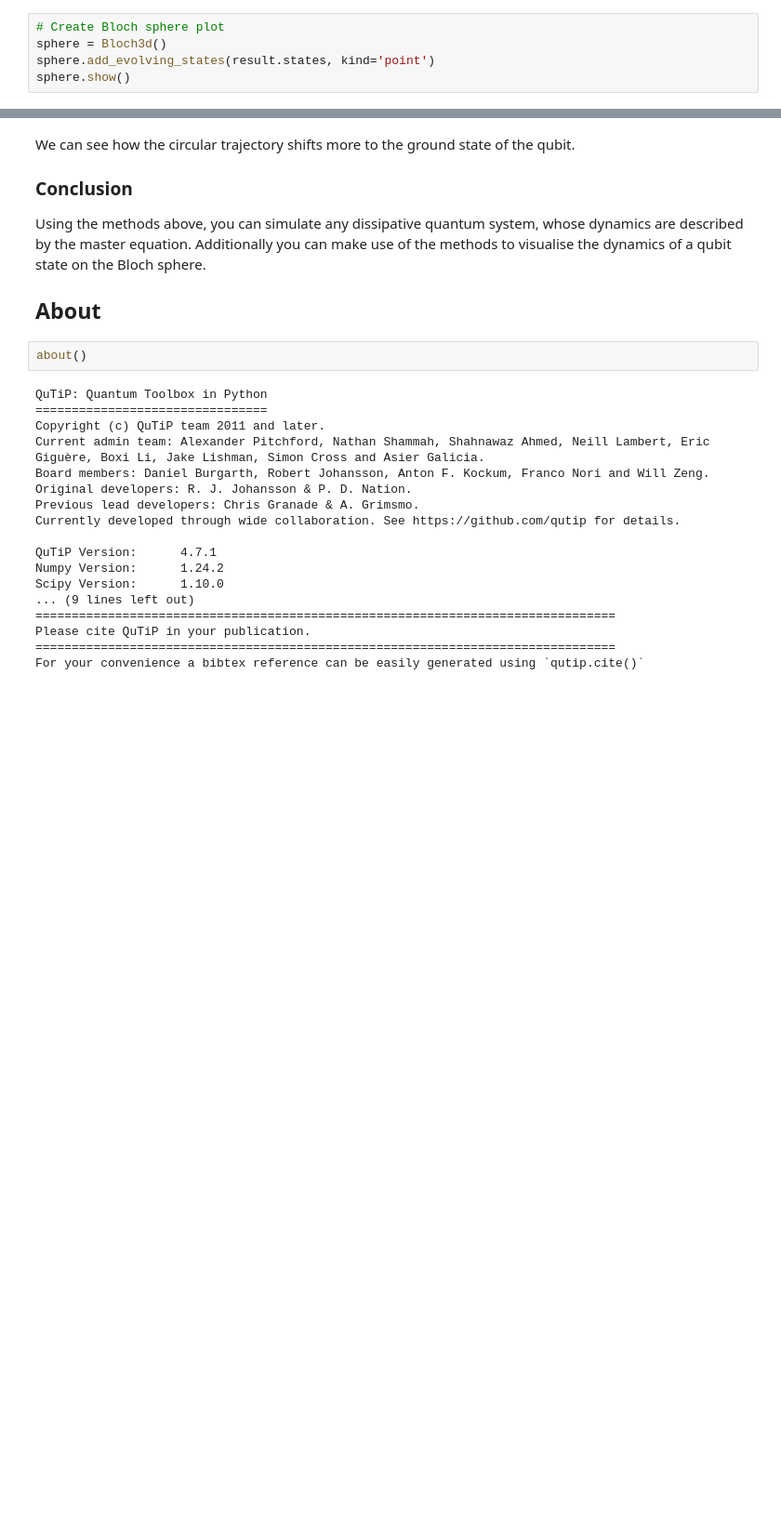
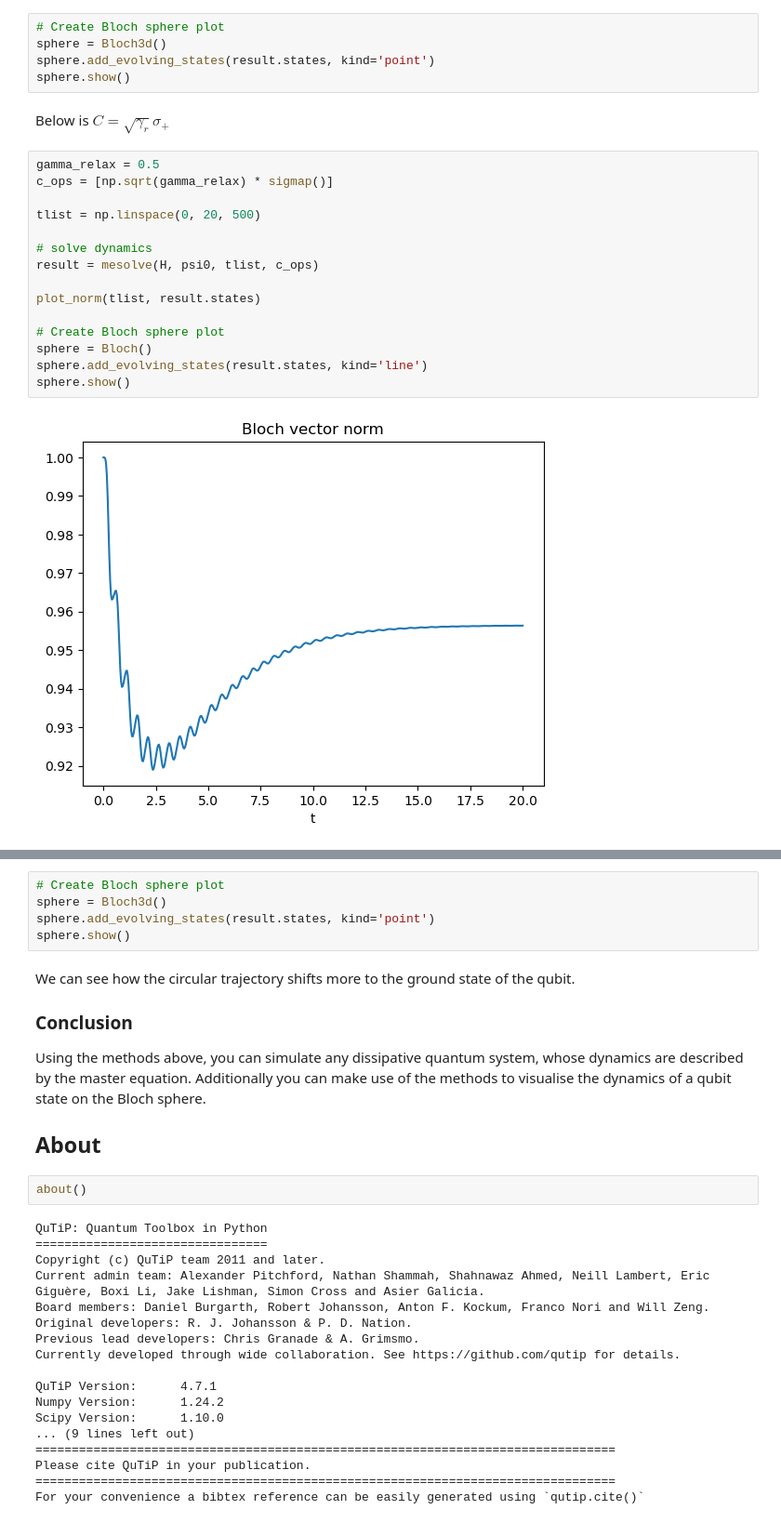
Before and after one commit to NeoFantom/Neo-qutip-tutorials-v5, a Jupyter notebook: time-evolution/003_qubit-dynamics.ipynb, the cells around one changed output, grey strips where cells are left out. Shown at 93% size. Drawn from its saved outputs; the diff is of its cells as text; blank space fills up the shorter version.

```diff
--- a/time-evolution/003_qubit-dynamics.ipynb
+++ b/time-evolution/003_qubit-dynamics.ipynb
@@ -311,3 +335,23 @@ sphere.show()
 sphere = Bloch3d()
 sphere.add_evolving_states(result.states, kind='point')
 sphere.show()
+# %% [markdown]
+Below is
+$C = \sqrt{\gamma_r} \sigma_+$
+# %%
+gamma_relax = 0.5
+c_ops = [np.sqrt(gamma_relax) * sigmap()]
+
+tlist = np.linspace(0, 20, 500)
+
+# solve dynamics
+result = mesolve(H, psi0, tlist, c_ops)
+
+plot_norm(tlist, result.states)
+
+# Create Bloch sphere plot
+sphere = Bloch()
+sphere.add_evolving_states(result.states, kind='line')
+sphere.show()
+# %% [output]
+[figure, added]
@@ -314,3 +359,8 @@ sphere.show()
+# %%
+# Create Bloch sphere plot
+sphere = Bloch3d()
+sphere.add_evolving_states(result.states, kind='point')
+sphere.show()
 # %% [markdown]
 We can see how the circular trajectory shifts more to the ground state of the qubit.
 
```
Also changed, not shown: parts of 14 cells of this notebook, 2 other files.
